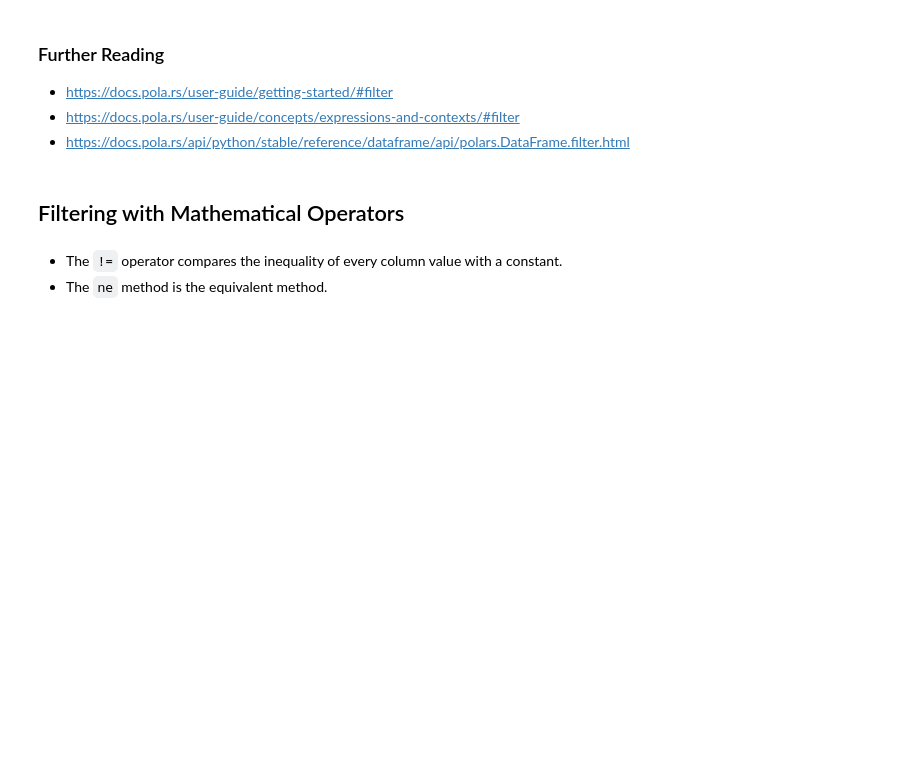
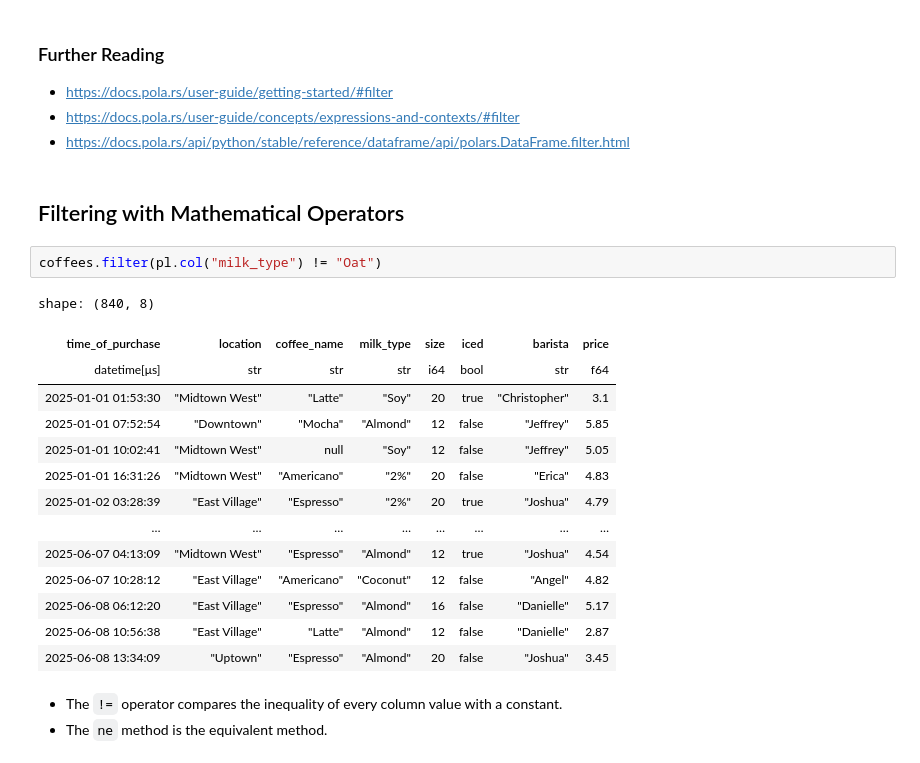
Before and after one commit to yaowenqiang/Data-Analysis-with-Polars-and-Python, a Jupyter notebook: incomplete/06 - DataFrames III - Filtering.ipynb, the cells around one changed output. Drawn from its saved outputs; the diff is of its cells as text; blank space fills up the shorter version.

```diff
--- a/incomplete/06 - DataFrames III - Filtering.ipynb
+++ b/incomplete/06 - DataFrames III - Filtering.ipynb
@@ -138,6 +138,23 @@ shape: (191, 8)
 - https://docs.pola.rs/api/python/stable/reference/dataframe/api/polars.DataFrame.filter.html
 # %% [markdown]
 ## Filtering with Mathematical Operators
+# %%
+coffees.filter(pl.col("milk_type") != "Oat")
+# %% [output]
+shape: (840, 8)
+| time_of_purchase | location | coffee_name | milk_type | size | iced | barista | price |
+| datetime[μs] | str | str | str | i64 | bool | str | f64 |
+| 2025-01-01 01:53:30 | "Midtown West" | "Latte" | "Soy" | 20 | true | "Christopher" | 3.1 |
+| 2025-01-01 07:52:54 | "Downtown" | "Mocha" | "Almond" | 12 | false | "Jeffrey" | 5.85 |
+| 2025-01-01 10:02:41 | "Midtown West" | null | "Soy" | 12 | false | "Jeffrey" | 5.05 |
+| 2025-01-01 16:31:26 | "Midtown West" | "Americano" | "2%" | 20 | false | "Erica" | 4.83 |
+| 2025-01-02 03:28:39 | "East Village" | "Espresso" | "2%" | 20 | true | "Joshua" | 4.79 |
+| … | … | … | … | … | … | … | … |
+| 2025-06-07 04:13:09 | "Midtown West" | "Espresso" | "Almond" | 12 | true | "Joshua" | 4.54 |
+| 2025-06-07 10:28:12 | "East Village" | "Americano" | "Coconut" | 12 | false | "Angel" | 4.82 |
+| 2025-06-08 06:12:20 | "East Village" | "Espresso" | "Almond" | 16 | false | "Danielle" | 5.17 |
+| 2025-06-08 10:56:38 | "East Village" | "Latte" | "Almond" | 12 | false | "Danielle" | 2.87 |
+| 2025-06-08 13:34:09 | "Uptown" | "Espresso" | "Almond" | 20 | false | "Joshua" | 3.45 |
 # %% [markdown]
 - The `!=` operator compares the inequality of every column value with a constant.
 - The `ne` method is the equivalent method.
```
Also changed, not shown: parts of 11 cells of this notebook.
